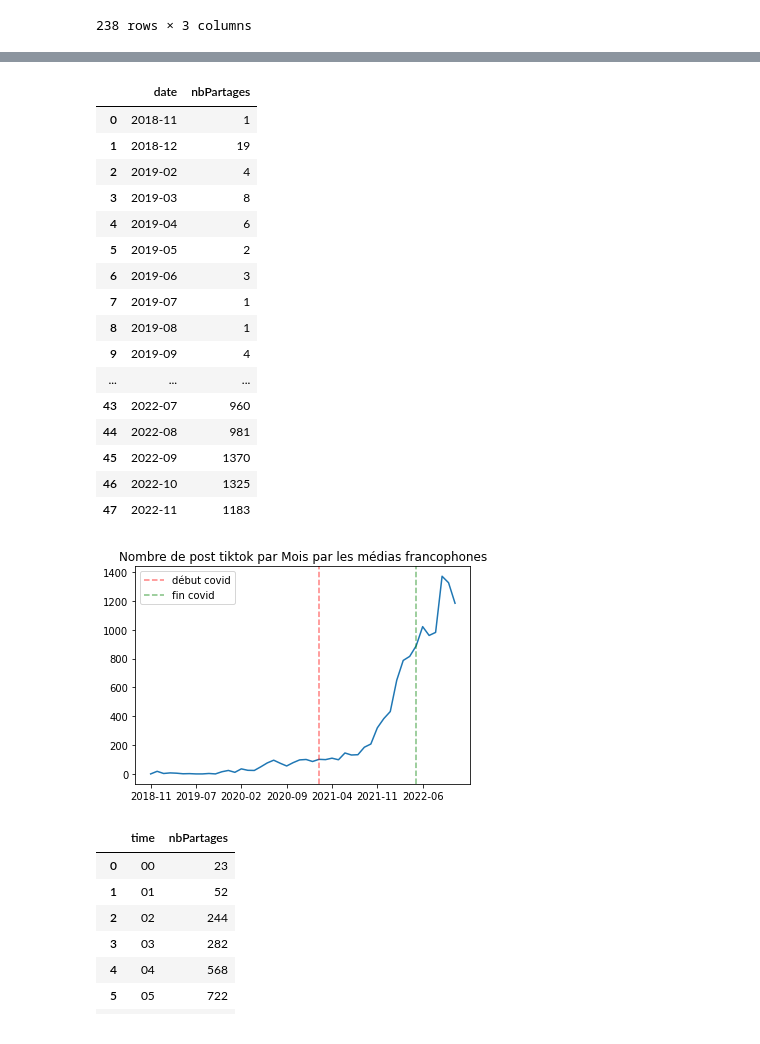
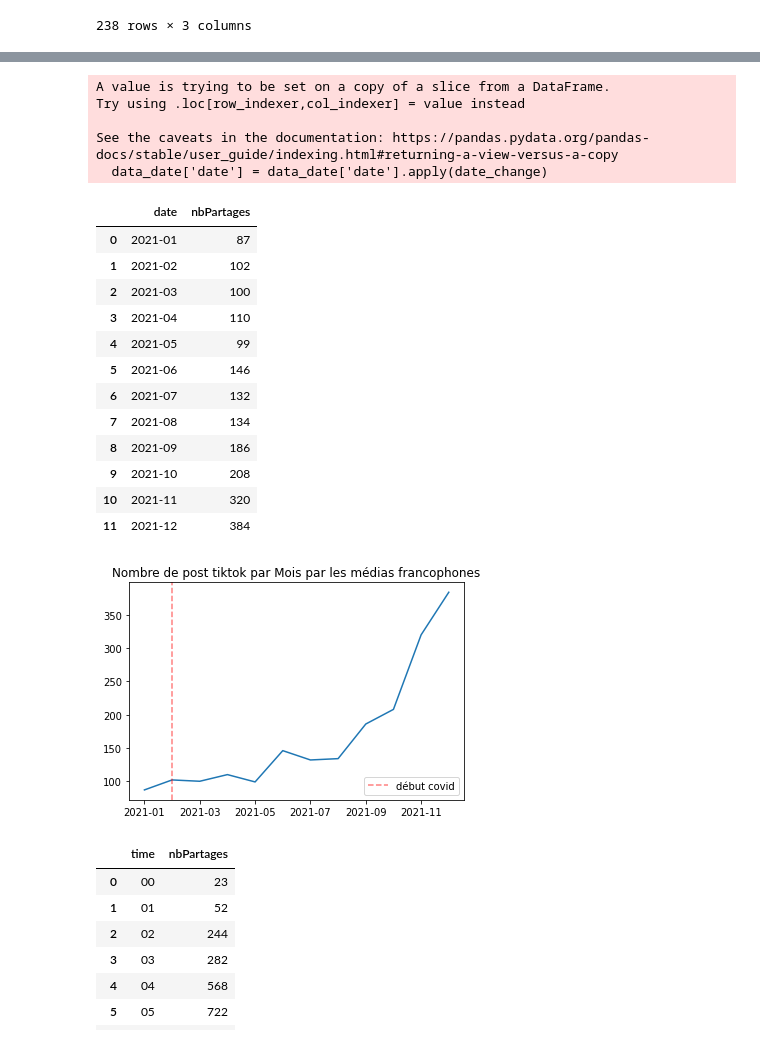
Before and after one commit to savoiepe/projet_dataviz, a Jupyter notebook: Exploration_Données.ipynb, the cells around one changed output, grey strips where cells are left out. Cells and saved outputs as stored; diff of their text form; code cells hidden in the pictures.

```diff
--- a/Exploration_Données.ipynb
+++ b/Exploration_Données.ipynb
@@ -360,38 +361,39 @@ def date_change(x):
     return x.strftime('%Y-%m')
 
 data_date = data
-# data_date['date'] = data_date['date'].apply(date_change)
-# data_date = data_date[data_date['compte'] == 'hugodecrypte']
+data_date = data_date[(data_date['date'] >= datetime.date(2021,1,1)) & (data_date['date'] <= datetime.date(2021,12,31))]
+data_date['date'] = data_date['date'].apply(date_change)
 data_date = pd.DataFrame(data_date.groupby([data_date['date']], as_index=False).agg({'nbPartages':'size'}))
 data_date
 # %% [output]
+A value is trying to be set on a copy of a slice from a DataFrame.
+Try using .loc[row_indexer,col_indexer] = value instead
+
+See the caveats in the documentation: https://pandas.pydata.org/pandas-docs/stable/user_guide/indexing.html#returning-a-view-versus-a-copy
+  data_date['date'] = data_date['date'].apply(date_change)
 |  | date | nbPartages |
-| 0 | 2018-11 | 1 |
-| 1 | 2018-12 | 19 |
-| 2 | 2019-02 | 4 |
-| 3 | 2019-03 | 8 |
-| 4 | 2019-04 | 6 |
-| 5 | 2019-05 | 2 |
-| 6 | 2019-06 | 3 |
-| 7 | 2019-07 | 1 |
-| 8 | 2019-08 | 1 |
-| 9 | 2019-09 | 4 |
-| ... | ... | ... |
-| 43 | 2022-07 | 960 |
-| 44 | 2022-08 | 981 |
-| 45 | 2022-09 | 1370 |
-| 46 | 2022-10 | 1325 |
-| 47 | 2022-11 | 1183 |
+| 0 | 2021-01 | 87 |
+| 1 | 2021-02 | 102 |
+| 2 | 2021-03 | 100 |
+| 3 | 2021-04 | 110 |
+| 4 | 2021-05 | 99 |
+| 5 | 2021-06 | 146 |
+| 6 | 2021-07 | 132 |
+| 7 | 2021-08 | 134 |
+| 8 | 2021-09 | 186 |
+| 9 | 2021-10 | 208 |
+| 10 | 2021-11 | 320 |
+| 11 | 2021-12 | 384 |
 # %%
 plt.plot(data_date['date'], data_date['nbPartages'], linestyle='solid')
-plt.xticks(range(0,47,7))
+plt.xticks(range(0,11,2))
 plt.title('Nombre de post tiktok par Mois par les médias francophones')
 plt.axvline(x = '2021-02', color = 'r', alpha = 0.5, linestyle='--', label = 'début covid')
-plt.axvline(x = '2022-05', color = 'g', alpha = 0.5, linestyle='--', label = 'fin covid')
+# plt.axvline(x = '2022-05', color = 'g', alpha = 0.5, linestyle='--', label = 'fin covid')
 plt.legend()
 plt.show()
 # %% [output]
-[figure, old version]
+[figure, new version]
 # %%
 def time_change(x):
     return x.strftime('%H')
```
Also changed, not shown: parts of 3 cells of this notebook, 2 other files.
